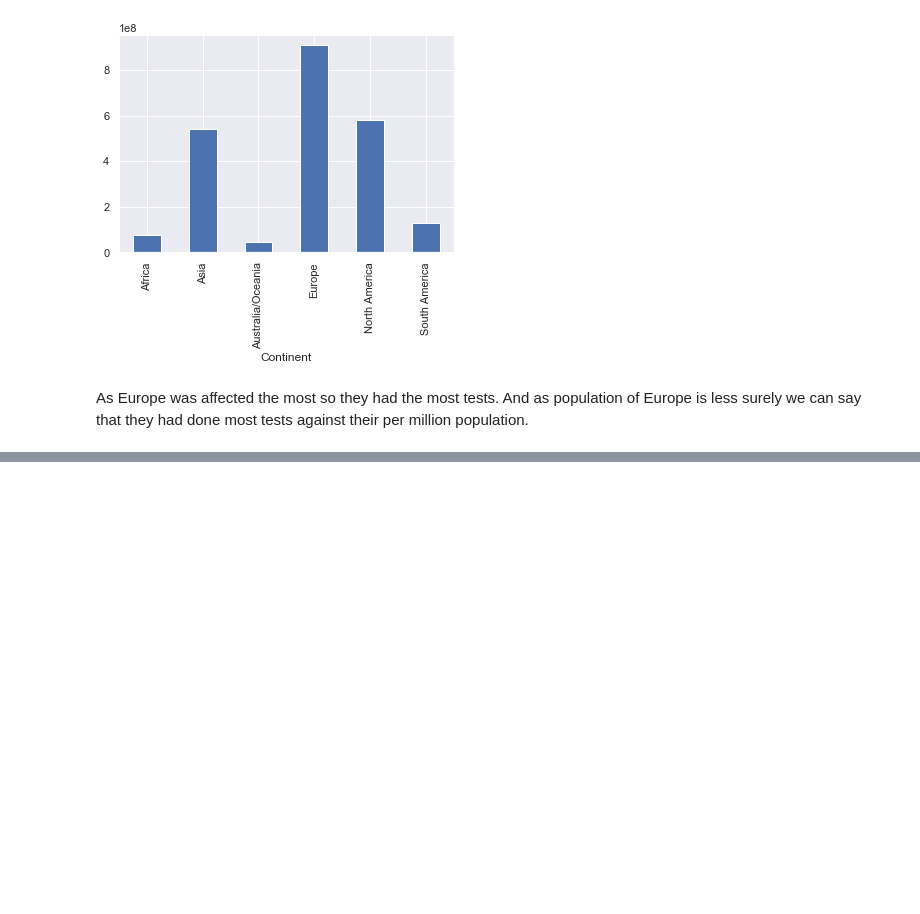
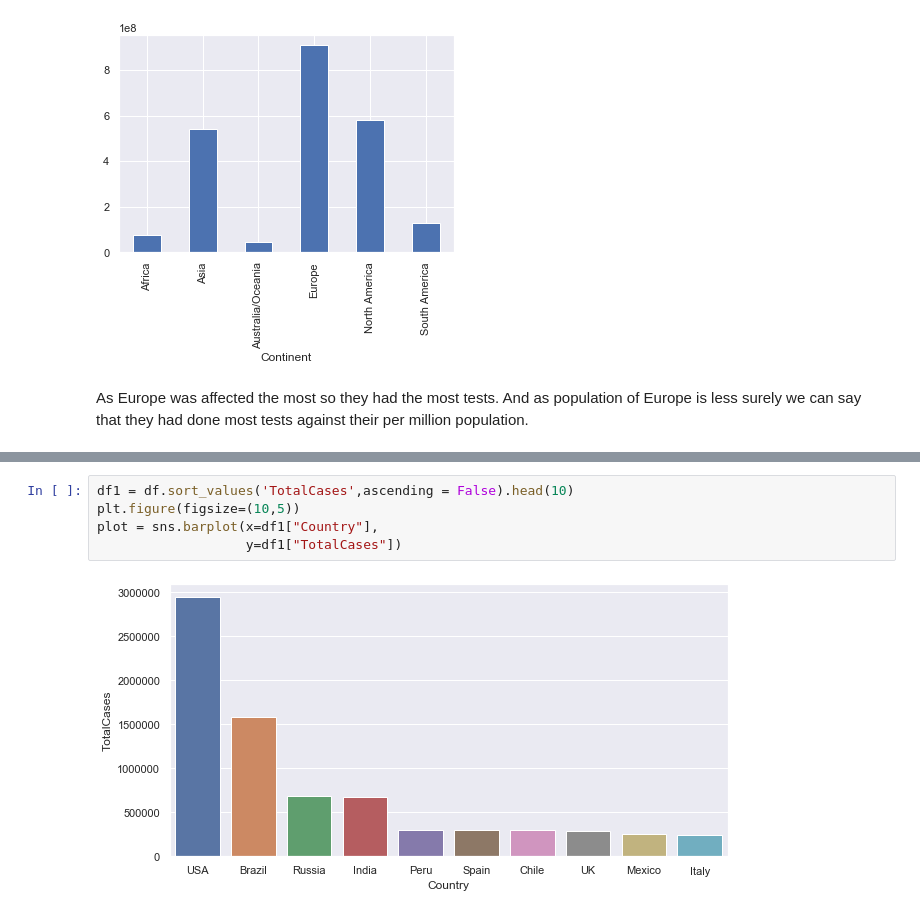
Before and after one commit to Hasibul-Islam/Covid-19, a Jupyter notebook: Covid-19.ipynb, the cells around one changed output, grey strips where cells are left out. Drawn from its saved outputs; the diff is of its cells as text; blank space fills up the shorter version.

Commit message:
added more visualization, analysis and description.

```diff
--- a/Covid-19.ipynb
+++ b/Covid-19.ipynb
@@ -435,0 +446,7 @@ As Europe was affected the most so they had the most tests. And as population of
+# %%
+df1 = df.sort_values('TotalCases',ascending = False).head(10)
+plt.figure(figsize=(10,5))
+plot = sns.barplot(x=df1["Country"],
+                   y=df1["TotalCases"])
+# %% [output]
+[figure, added]
```
Also changed, not shown: parts of 41 cells of this notebook.
